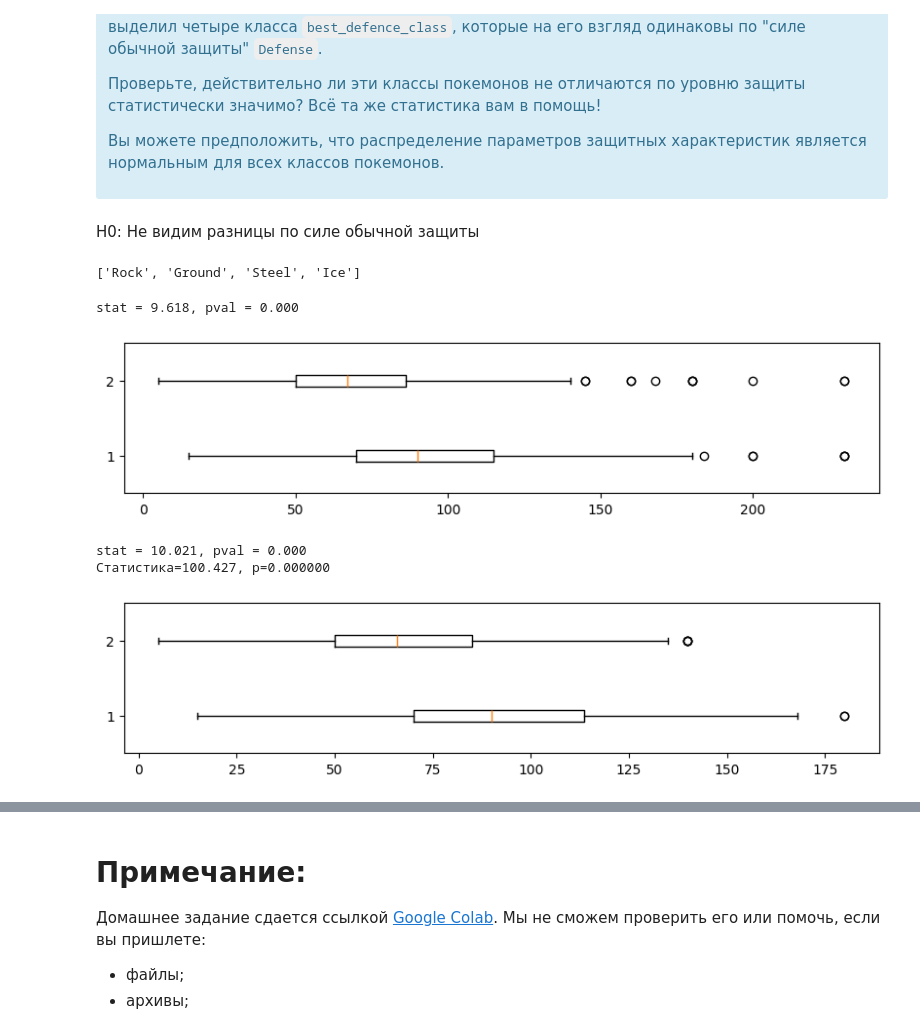
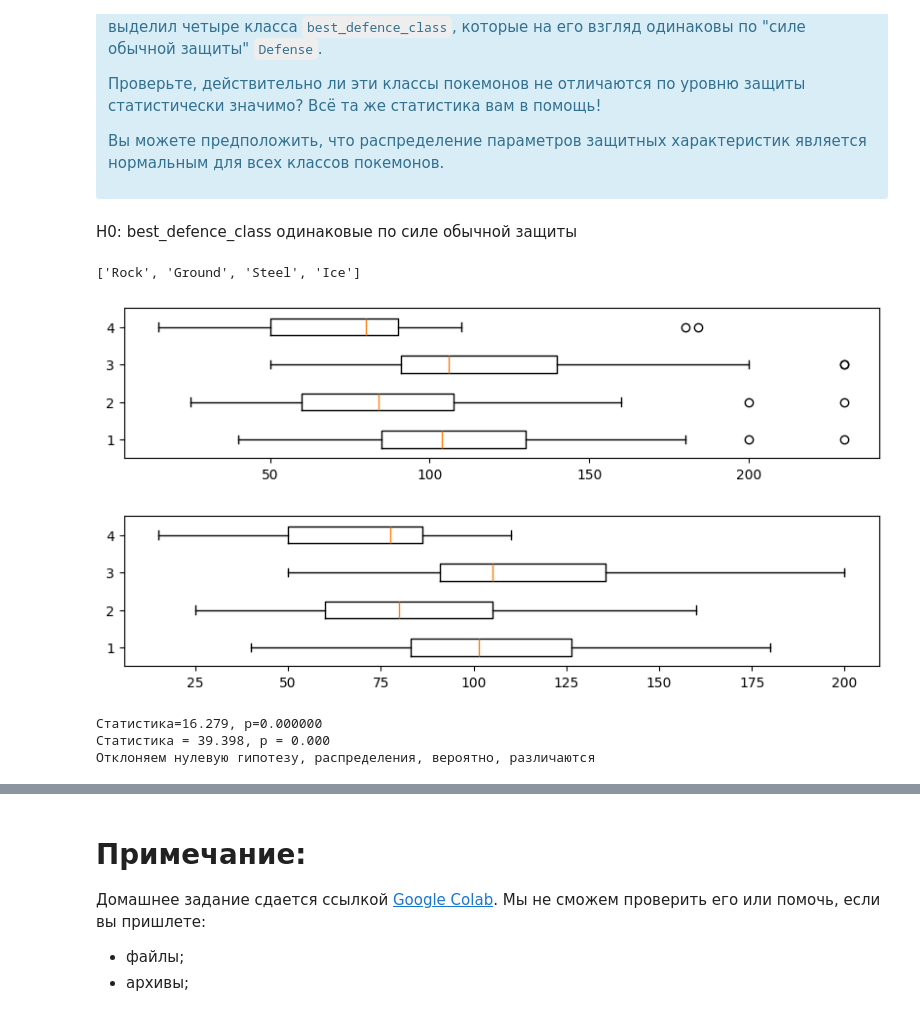
Before and after one commit to archimage-wiz/DS_PythonStat_Hw_AB_Test, a Jupyter notebook: Dz_Notebook_pokemons.ipynb, the cells around one changed output, grey strips where cells are left out. Saved outputs shown, nothing was run; the diff lists cells and outputs as text; code cells hidden in the pictures.

```diff
--- a/Dz_Notebook_pokemons.ipynb
+++ b/Dz_Notebook_pokemons.ipynb
@@ -335,7 +321,7 @@ stat = 42199.000, pval = 0.000
 
 </div>
 # %% [markdown]
-H0: Не видим разницы по силе обычной защиты
+H0: best_defence_class одинаковые по силе обычной защиты
 # %%
 best_defence_class = ['Rock', 'Ground', 'Steel', 'Ice']
 best_defence_class
@@ -343,37 +329,46 @@ best_defence_class
 ['Rock', 'Ground', 'Steel', 'Ice']
 # %%
 z5df = pokemon.copy()
-z5df_best = z5df[z5df["Class 1"].isin(best_defence_class) | z5df["Class 2"].isin(best_defence_class)]
-z5df_other = z5df[~(z5df["Class 1"].isin(best_defence_class) & ~(z5df["Class 2"].isin(best_defence_class)))]
 
-stat, pval = st.ttest_ind(z5df_best["Defense"], z5df_other["Defense"])
-print("stat = %.3f, pval = %.3f" % (stat, pval))
+z5df_rock = z5df[(z5df["Class 1"] == "Rock") | (z5df["Class 2"] == "Rock")]
+z5df_ground = z5df[(z5df["Class 1"] == "Ground") | (z5df["Class 2"] == "Ground")]
+z5df_steel = z5df[(z5df["Class 1"] == "Steel") | (z5df["Class 2"] == "Steel")]
+z5df_ice = z5df[(z5df["Class 1"] == "Ice") | (z5df["Class 2"] == "Ice")]
 
 plt.figure(figsize=(10,2))
-plt.boxplot([z5df_best["Defense"], z5df_other["Defense"], ], vert=False)
+plt.boxplot([z5df_rock["Defense"], z5df_ground["Defense"], z5df_steel["Defense"], z5df_ice["Defense"]], vert=False)
 plt.show()
 # %% [output]
-stat = 9.618, pval = 0.000
-[figure, old version]
+[figure, new version]
 # %%
 def remove_outliers(data):
     iqr = data.quantile(0.75) - data.quantile(0.25)
     lower_bound = data.quantile(0.25) - (iqr * 1.5)
     upper_bound = data.quantile(0.75) + (iqr * 1.5)
     return data[(data > lower_bound) & (data < upper_bound)]
 
-z5df_best_vals = remove_outliers(z5df_best["Defense"])
-z5df_other_vals = remove_outliers(z5df_other["Defense"])
-
-stat, pval = st.ttest_ind(z5df_best_vals, z5df_other_vals)
-print("stat = %.3f, pval = %.3f" % (stat, pval))
-fvalue, pvalue = st.f_oneway(z5df_best_vals, z5df_other_vals)
-print('Статистика=%.3f, p=%.6f' % (fvalue, pvalue))
+z5df_rock_vals = remove_outliers(z5df_rock["Defense"])
+z5df_ground_vals = remove_outliers(z5df_ground["Defense"])
+z5df_steel_vals = remove_outliers(z5df_steel["Defense"])
+z5df_ice_vals = remove_outliers(z5df_ice["Defense"])
 
 plt.figure(figsize=(10,2))
-plt.boxplot([z5df_best_vals, z5df_other_vals], vert=False)
+plt.boxplot([z5df_rock_vals, z5df_ground_vals, z5df_steel_vals, z5df_ice_vals], vert=False)
 plt.show()
 # %% [output]
-stat = 10.021, pval = 0.000
-Статистика=100.427, p=0.000000
-[figure, old version]
+[figure, new version]
+# %%
+fvalue, pvalue = st.f_oneway(z5df_rock_vals, z5df_ground_vals, z5df_steel_vals, z5df_ice_vals)
+print('Статистика=%.3f, p=%.6f' % (fvalue, pvalue))
+
+stat, p = st.kruskal(z5df_rock_vals, z5df_ground_vals, z5df_steel_vals, z5df_ice_vals)
+print(f"Статистика = {stat:.3f}, p = {p:.3f}")
+
+if p > 0.05:
+    print('Не отклоняем нулевую гипотезу, распределения, вероятно, одинаковые')
+else:
+    print('Отклоняем нулевую гипотезу, распределения, вероятно, различаются')
+# %% [output]
+Статистика=16.279, p=0.000000
+Статистика = 39.398, p = 0.000
+Отклоняем нулевую гипотезу, распределения, вероятно, различаются
```
Also changed, not shown: parts of 13 cells of this notebook.
